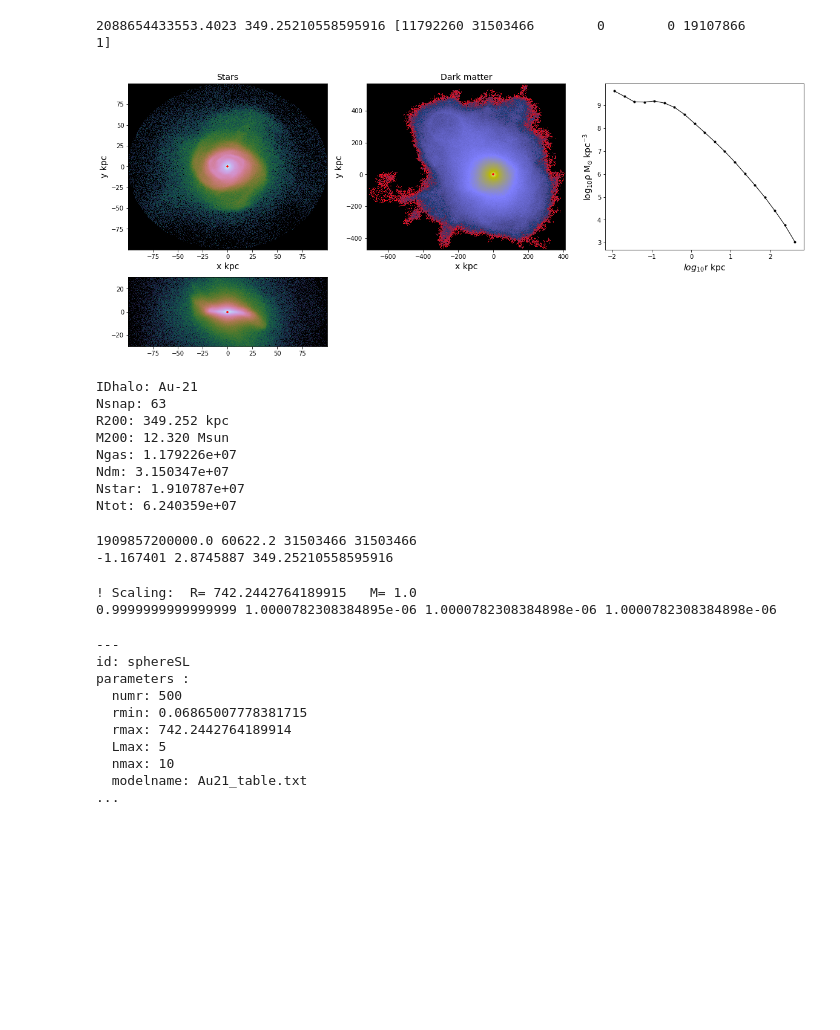
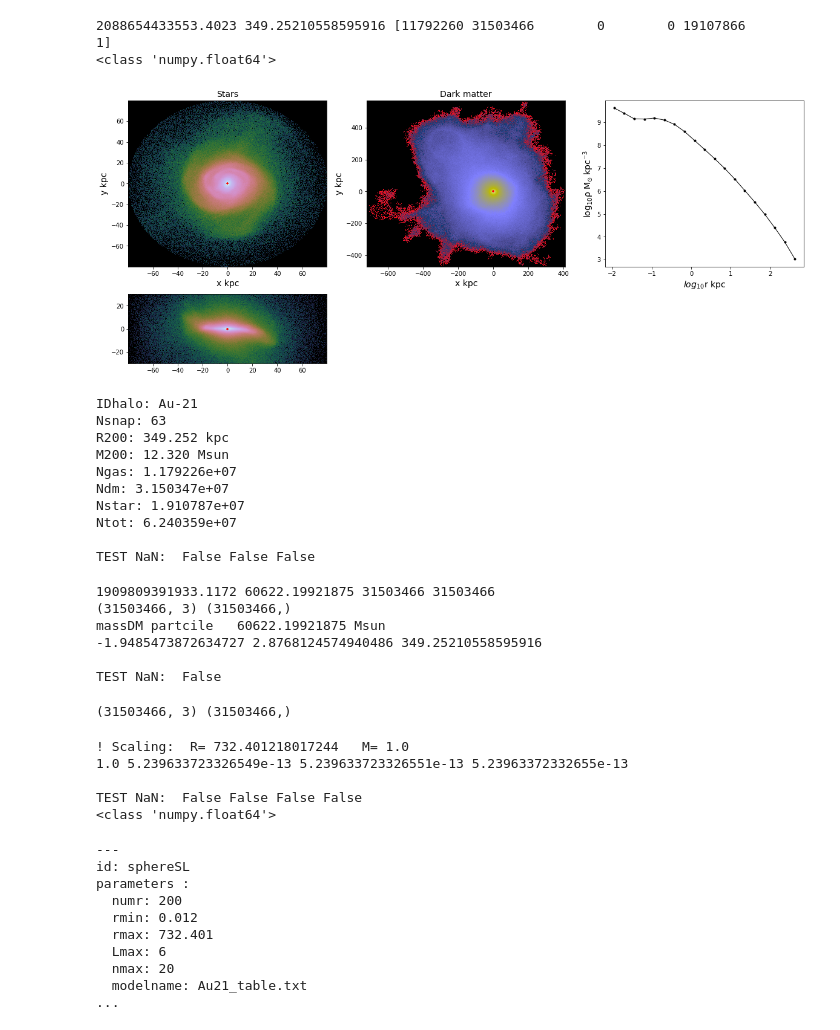
Before and after one commit to jngaravitoc/auriga-exp, a Jupyter notebook: src/TestHalo with pyEXP.ipynb, the cells around one changed output. Drawn from its saved outputs; the diff is of its cells as text; code cells hidden in the pictures; blank space fills up the shorter version.

```diff
--- a/src/TestHalo with pyEXP.ipynb
+++ b/src/TestHalo with pyEXP.ipynb
@@ -39,18 +58,22 @@ Data = gal.Rotate()
 Datstars=Data['stars']
 DatDM = Data['dm1']
 
-potdm = DatDM['pot']
-pos = DatDM['pos'] #part_rot[not_in_subs]
-mass = DatDM['mass']  #part['dark']['mass'][not_in_subs]
+potdm = np.float64(DatDM['pot'])
+pos = np.float64(DatDM['pos']) #part_rot[not_in_subs]
+mass = np.float64(DatDM['mass'])#np.float64(np.ones_like(pos[:,0]))#  #part['dark']['mass'][not_in_subs]
 
 poss,masss=Datstars['pos'],Datstars['mass']
+print(type(mass[0]))
 # %% [output]
 2088654433553.4023 349.25210558595916 [11792260 31503466        0        0 19107866        1]
+<class 'numpy.float64'>
 # %%
 rstar2d = np.sqrt(poss[:,0]**2 + poss[:,1]**2)
-cuts = (rstar2d<=100)&(np.abs(poss[:,2])<=30)
-Hsf,_xsf,_ysf,boxsf = la.StellarDensity2D(poss[:,0][cuts],poss[:,1][cuts],masss[cuts],npix = [720,720],style='SD')
-Hse,_xse,_yse,boxse = la.StellarDensity2D(poss[:,0][cuts],poss[:,2][cuts],masss[cuts],npix = [720,int(720/2)],style='SD')
+cuts = (rstar2d<=80)&(np.abs(poss[:,2])<=30)
+Hsf,_xsf,_ysf,boxsf = la.StellarDensity2D(poss[:,0][cuts],poss[:,1][cuts],masss[cuts],
+                                          npix = [720,720],style='SD')
+Hse,_xse,_yse,boxse = la.StellarDensity2D(poss[:,0][cuts],poss[:,2][cuts],masss[cuts],
+                                          npix = [720,int(720/2)],style='SD')
 
 Hdm,_xdm,_ydm,boxdm = la.StellarDensity2D(pos[:,0],pos[:,1],mass,npix = [720,720],style='SD')
 
@@ -78,34 +101,34 @@ ax3.patch.set_facecolor('black')
 extentdm = _xdm.min(),_xdm.max(),_ydm.min(),_ydm.max()
 plt.imshow(np.log10(Hdm).T,cmap='gist_stern',extent=extentdm,aspect='auto',origin='lower',interpolation='none')
 plt.scatter(0,0,s=10,c='r',marker='+')
 plt.title('Dark matter',fontsize=14)
 plt.xlabel('x kpc',fontsize=14)
 plt.ylabel('y kpc',fontsize=14)
 
 plt.subplot(3,3,(3,6))
 r3dm = np.sqrt(pos[:,0]**2 + pos[:,1]**2 + pos[:,2]**2)
 r3min,r3max=np.log10(r3dm).min(),np.log10(r3dm).max()
 r3dml = np.log10(r3dm)
 DR = np.linspace(r3min,r3max,20)
 DRn = 10**DR
 rho_ = []
 for i,j in enumerate(DR):
     if i==len(DR)-1:continue
     sel = (DR[0]<=r3dml)&(r3dml<DR[i+1])
     vol = (4./3.)*np.pi*(DRn[i+1]**3 - DRn[0]**3)
     rho_.append(np.sum(mass[sel])/vol)
 
 plt.plot(DR[:-1],np.log10(rho_),lw=1,marker='.',c='k')
 plt.ylabel(r'$\rm log_{10} \rho\; M_{\odot}\;kpc^{-3}}$',fontsize=14)
 plt.xlabel(r'$log_{10}$r kpc',fontsize=14)
 #print(DR,rho)
 
 plt.subplots_adjust(hspace=0.4)
 #plt.savefig('plots/profiles_Au%s.pdf'%nhalo)
 plt.show()
 plt.close()
 # %% [output]
-[figure, old version]
+[figure, new version]
 # %%
 print('IDhalo: Au-%s'%nhalo)
 print('Nsnap: %s'%nsnap)
@@ -115,6 +138,7 @@ print('Ngas: %e '%Npart[0])
 print('Ndm: %e '%Npart[1])
 print('Nstar: %e '%Npart[4])
 print('Ntot: %e '%(np.sum(Npart)-1))
+print('\nTEST NaN: ',(np.isnan(mass)).any(),(np.isnan(pos)).any(),(np.isnan(pos[:,1])).any())
 # %% [output]
 IDhalo: Au-21
 Nsnap: 63
@@ -124,36 +148,56 @@ Ngas: 1.179226e+07
 Ndm: 3.150347e+07
 Nstar: 1.910787e+07
 Ntot: 6.240359e+07
+
+TEST NaN:  False False False
 # %%
 print(np.sum(mass), mass[0], len(pos), len(mass))
+print(pos.shape, mass.shape)
 M_tot = np.sum(mass)
-
+DMmass = np.max(mass)
+print('massDM partcile   %s Msun'%DMmass)
 #selecting 1million random particles
-ind = np.arange(0,len(mass),1,dtype=int)
+'''ind = np.arange(0,len(mass),1,dtype=int)
 sel = np.random.choice(ind, 1000000, replace=False).astype(int)
 pos,mass = pos[sel],mass[sel]
 potdm=potdm[sel]
 
 Mfac = M_tot/np.sum(mass)
-mass = mass*Mfac
+mass = mass*Mfac'''
 
 rr = np.sqrt((pos[:,0]**2) + (pos[:,1]**2) + (pos[:,2]**2))
 #cutr2=rr<=Rvir
 #pos,mass,rr = pos[cutr2],mass[cutr2],rr[cutr2]
 #potdm=potdm[cutr2]
 
+binrad = 200#int(ss.gaussian_kde(rr).scotts_factor()*len(rr))
+
 rrmin,rrmax=np.nanmin(np.log10(rr)),np.nanmax(np.log10(rr))
-r,rho = return_density(np.log10(rr),weights= 1., rangevals=[rrmin, rrmax],bins=500)
+r,rho = return_density(np.log10(rr),weights= DMmass, rangevals=[rrmin, rrmax],bins=binrad)
 print(rrmin,rrmax,Rvir)
+print('\nTEST NaN: ',(np.isnan(rho)).any())
 # %% [output]
-1909857200000.0 60622.2 31503466 31503466
--1.167401 2.8745887 349.25210558595916
+1909809391933.1172 60622.19921875 31503466 31503466
+(31503466, 3) (31503466,)
+massDM partcile   60622.19921875 Msun
+-1.9485473872634727 2.8768124574940486 349.25210558595916
+
+TEST NaN:  False
+# %%
+print(pos.shape, mass.shape)
+# %% [output]
+(31503466, 3) (31503466,)
 # %%
 #r, rho = halo_st.density_profile(nbins=100, rmin=0, rmax=600)
 R,D,M,P = makemodel_empirical(r, rho, "Au{}_table.txt".format(nhalo))
+print('\nTEST NaN: ',(np.isnan(R)).any(),(np.isnan(D)).any(),(np.isnan(M)).any(),(np.isnan(P)).any())
+print(type(M[0]))
 # %% [output]
-! Scaling:  R= 742.2442764189915   M= 1.0
-0.9999999999999999 1.0000782308384895e-06 1.0000782308384898e-06 1.0000782308384898e-06
+! Scaling:  R= 732.401218017244   M= 1.0
+1.0 5.239633723326549e-13 5.239633723326551e-13 5.23963372332655e-13
+
+TEST NaN:  False False False False
+<class 'numpy.float64'>
 # %%
 config="""
 ---
@@ -162,21 +206,21 @@ parameters :
   numr: %s
   rmin: %s
   rmax: %s
-  Lmax: 5
-  nmax: 10
+  Lmax: 6
+  nmax: 20
   modelname: %s_table.txt
 ...
-"""%(len(R),np.min(R), np.max(R),'Au'+str(nhalo))
+"""%(len(R),round(np.nanmin(R),3), round(np.nanmax(R),3),'Au'+str(nhalo))
 print(config)
 # %% [output]
 ---
 id: sphereSL
 parameters :
-  numr: 500
-  rmin: 0.06865007778381715
-  rmax: 742.2442764189914
-  Lmax: 5
-  nmax: 10
+  numr: 200
+  rmin: 0.012
+  rmax: 732.401
+  Lmax: 6
+  nmax: 20
   modelname: Au21_table.txt
 ...
 # %%
```
Also changed, not shown: parts of 25 cells of this notebook, 12 other files.
